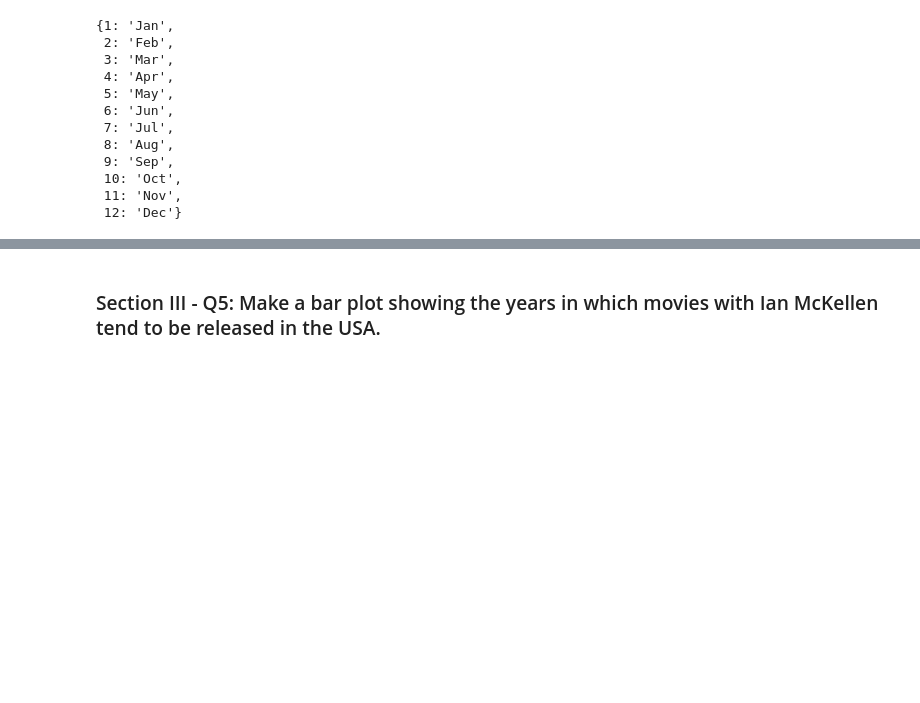
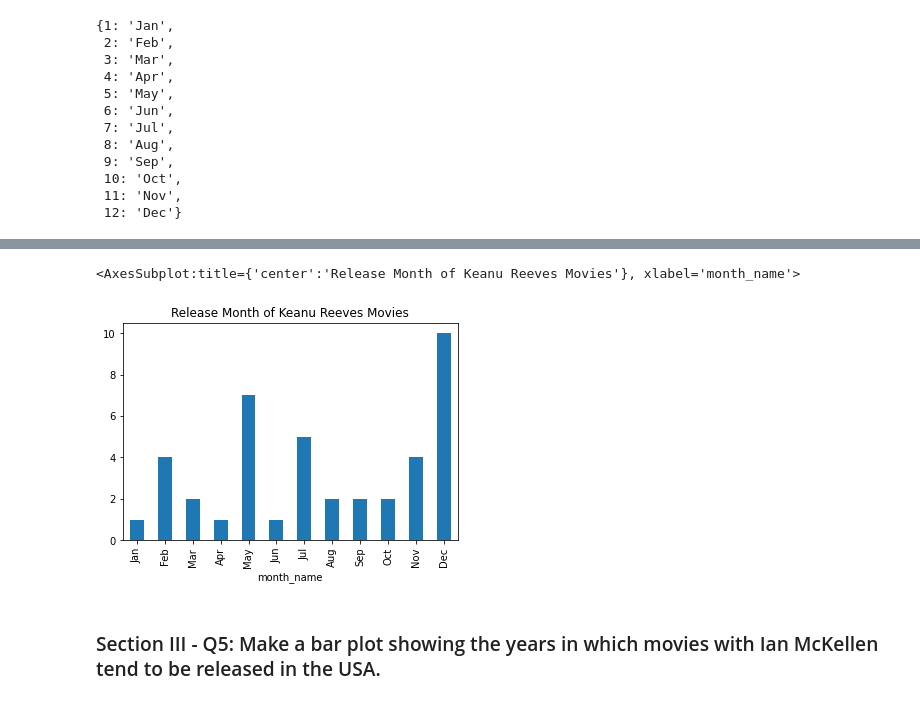
Before and after one commit to llpyyz/mec-mini-projects, a Jupyter notebook: mec-5.3.10-data-wranging-with-pandas-mini-project/Mini_Project_Data_Wrangling_Pandas.ipynb, the cells around one changed output, grey strips where cells are left out. Cells and saved outputs as stored; diff of their text form; code cells hidden in the pictures; blank space fills up the shorter version.

```diff
--- a/mec-5.3.10-data-wranging-with-pandas-mini-project/Mini_Project_Data_Wrangling_Pandas.ipynb
+++ b/mec-5.3.10-data-wranging-with-pandas-mini-project/Mini_Project_Data_Wrangling_Pandas.ipynb
@@ -1059,3 +1058,6 @@ month_map
  10: 'Oct',
  11: 'Nov',
  12: 'Dec'}
+# %%
+df = pd.DataFrame({'month_name':month_map.values()}, index = month_map.keys())
+df
@@ -1061,0 +1078,3 @@ month_map
+# %%
+dff = pd.concat([s, df], axis= 1)
+dff
@@ -1062,2 +1095,7 @@ month_map
+# %%
+dff.plot.bar(x='month_name', y='month', legend=None, title = 'Release Month of Keanu Reeves Movies')
+# %% [output]
+<AxesSubplot:title={'center':'Release Month of Keanu Reeves Movies'}, xlabel='month_name'>
+[figure, added]
 # %% [markdown]
 ### Section III - Q5: Make a bar plot showing the years in which movies with Ian McKellen tend to be released in the USA.
```
Also changed, not shown: parts of 9 cells of this notebook.
